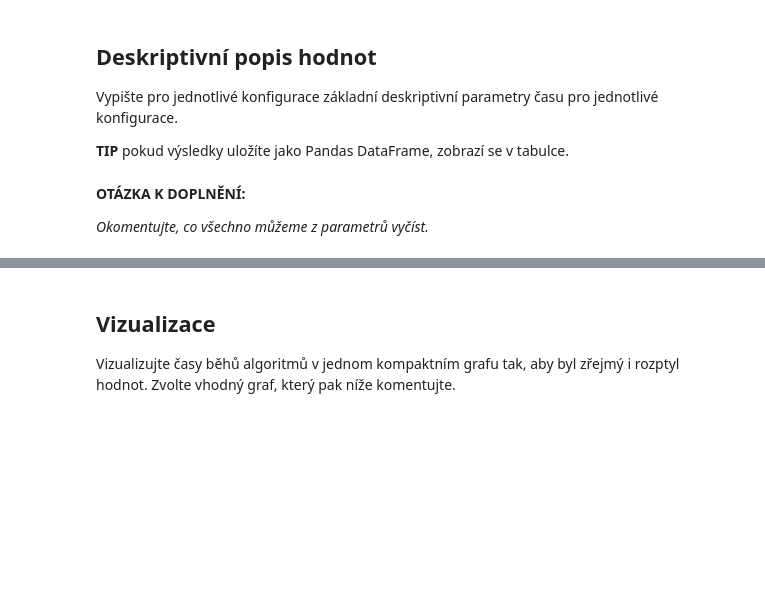
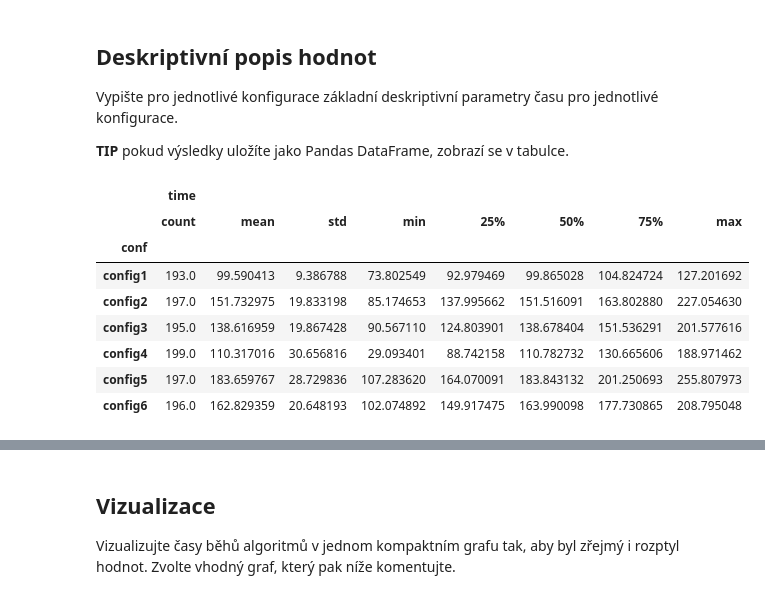
Before and after one commit to enhaut/fit, a Jupyter notebook: 1/proj1.ipynb, the cells around one changed output, grey strips where cells are left out. Cells and saved outputs as stored; diff of their text form; code cells hidden in the pictures; blank space fills up the shorter version.

```diff
--- a/1/proj1.ipynb
+++ b/1/proj1.ipynb
@@ -164,4 +162,12 @@ __TIP__ pokud výsledky uložíte jako Pandas DataFrame, zobrazí se v tabulce.
-# %% [markdown]
-__OTÁZKA K DOPLNĚNÍ:__
-
-_Okomentujte, co všechno můžeme z parametrů vyčíst._
+# %%
+clean.groupby("conf").describe()
+# %% [output]
+|  | time |  |  |  |  |  |  |  |
+|  | count | mean | std | min | 25% | 50% | 75% | max |
+| conf |  |  |  |  |  |  |  |  |
+| config1 | 193.0 | 99.590413 | 9.386788 | 73.802549 | 92.979469 | 99.865028 | 104.824724 | 127.201692 |
+| config2 | 197.0 | 151.732975 | 19.833198 | 85.174653 | 137.995662 | 151.516091 | 163.802880 | 227.054630 |
+| config3 | 195.0 | 138.616959 | 19.867428 | 90.567110 | 124.803901 | 138.678404 | 151.536291 | 201.577616 |
+| config4 | 199.0 | 110.317016 | 30.656816 | 29.093401 | 88.742158 | 110.782732 | 130.665606 | 188.971462 |
+| config5 | 197.0 | 183.659767 | 28.729836 | 107.283620 | 164.070091 | 183.843132 | 201.250693 | 255.807973 |
+| config6 | 196.0 | 162.829359 | 20.648193 | 102.074892 | 149.917475 | 163.990098 | 177.730865 | 208.795048 |
```
Also changed, not shown: parts of 2 cells of this notebook.
